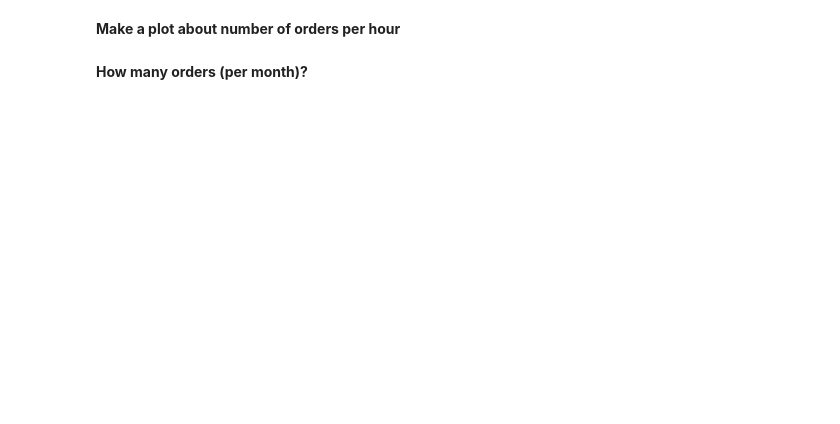
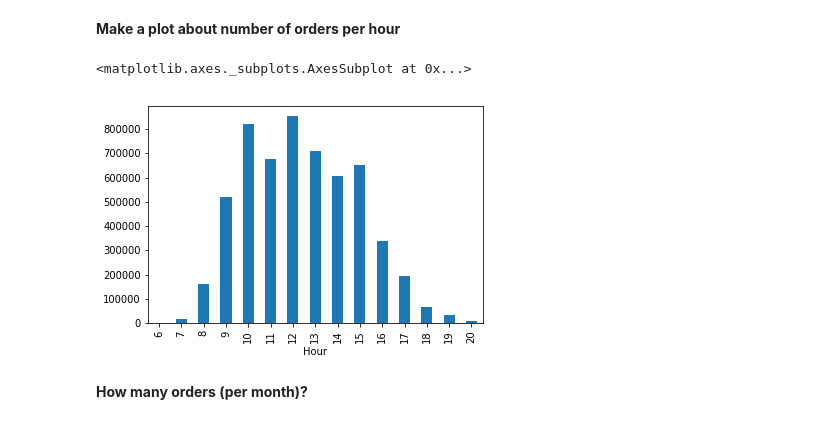
Before and after one commit to hao-phan-cs/devC-coderschool, a Jupyter notebook: Copy_of_Assignment_3_EDA.ipynb, the cells around one changed output. Saved outputs shown, nothing was run; the diff lists cells and outputs as text; code cells hidden in the pictures; blank space fills up the shorter version.

```diff
--- a/Copy_of_Assignment_3_EDA.ipynb
+++ b/Copy_of_Assignment_3_EDA.ipynb
@@ -116,5 +178,8 @@ Few of useful data cleaning functions:
 # %% [markdown]
 **Exclude negative Price entries**
+# %%
+neg_price = df['UnitPrice'] < 0;
+df = df.drop(df[neg_price].index)
 # %% [markdown]
 ### Step 3 - EDA
 # %% [markdown]
@@ -127,0 +196,4 @@ Few of useful data cleaning functions:
+# %%
+# Your code here
+df['MoneySpent'] = df['Quantity'] * df['UnitPrice']
+df[df['Country']=='Netherlands'].groupby('CustomerID').sum().sort_values(by=['MoneySpent'], ascending=False).head(1)
@@ -131,0 +206,5 @@ Few of useful data cleaning functions:
+# %%
+# Your code here
+df['Year'] = df['InvoiceDate'].str.split(' ').map(lambda x: "".join(x[:1])).str.split('/').map(lambda x: "20"+ "".join(x[2]))
+years_df = df[['Quantity', 'UnitPrice',	'MoneySpent', 'Year']].groupby('Year').sum()
+years_df[years_df['MoneySpent']==years_df['MoneySpent'].max()]
@@ -132,2 +215,6 @@ Few of useful data cleaning functions:
 # %% [markdown]
 **How many orders (per hour)?**
+# %%
+df['Hour'] = df['InvoiceDate'].str.split(' ').map(lambda x: "".join(x[1:])).map(lambda x: int(x[:x.find(':')]))
+hours_data = df[['Quantity', 'UnitPrice',	'MoneySpent', 'Hour']].groupby('Hour').sum()
+hours_data
@@ -134,4 +239,9 @@ Few of useful data cleaning functions:
 # %% [markdown]
 **Make a plot about number of orders per hour**
+# %%
+hours_data.Quantity.plot.bar()
+# %% [output]
+<matplotlib.axes._subplots.AxesSubplot at 0x...>
+[figure, added]
 # %% [markdown]
 **How many orders (per month)?**
```
Also changed, not shown: parts of 20 cells of this notebook.
